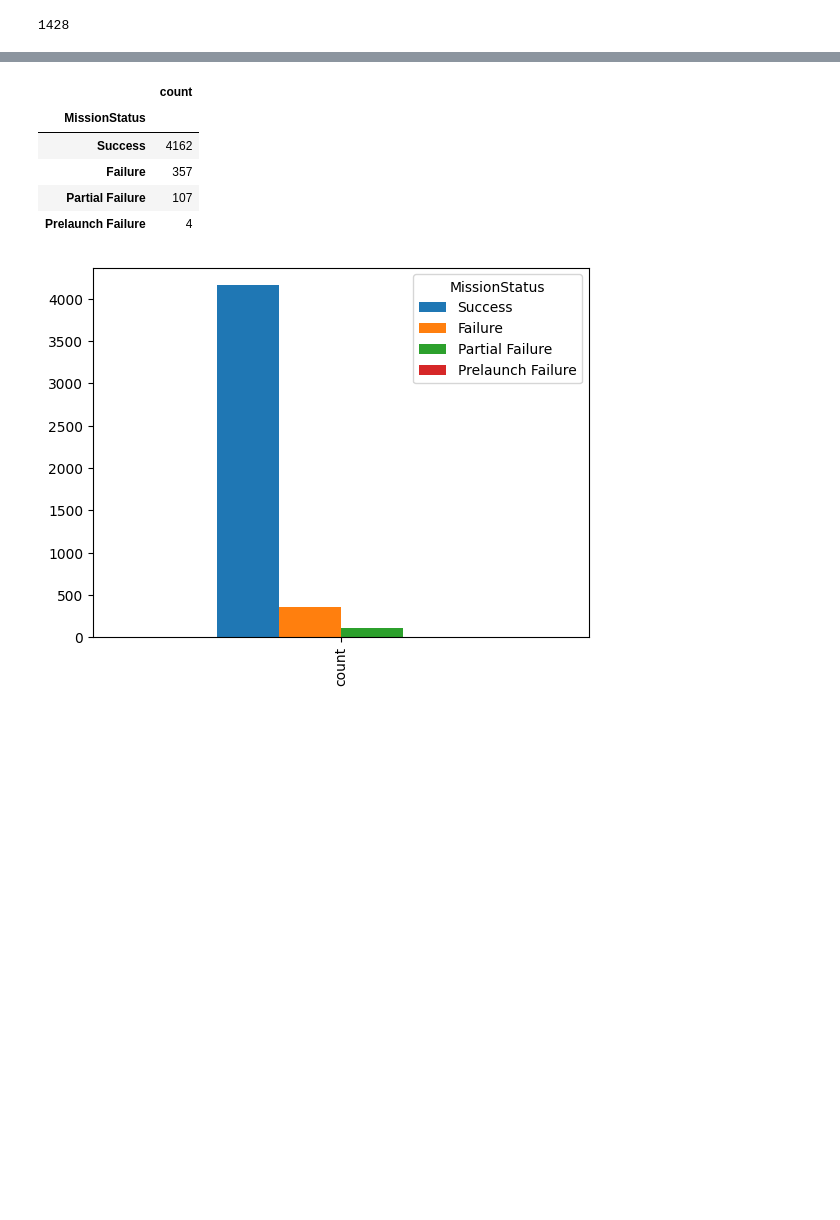
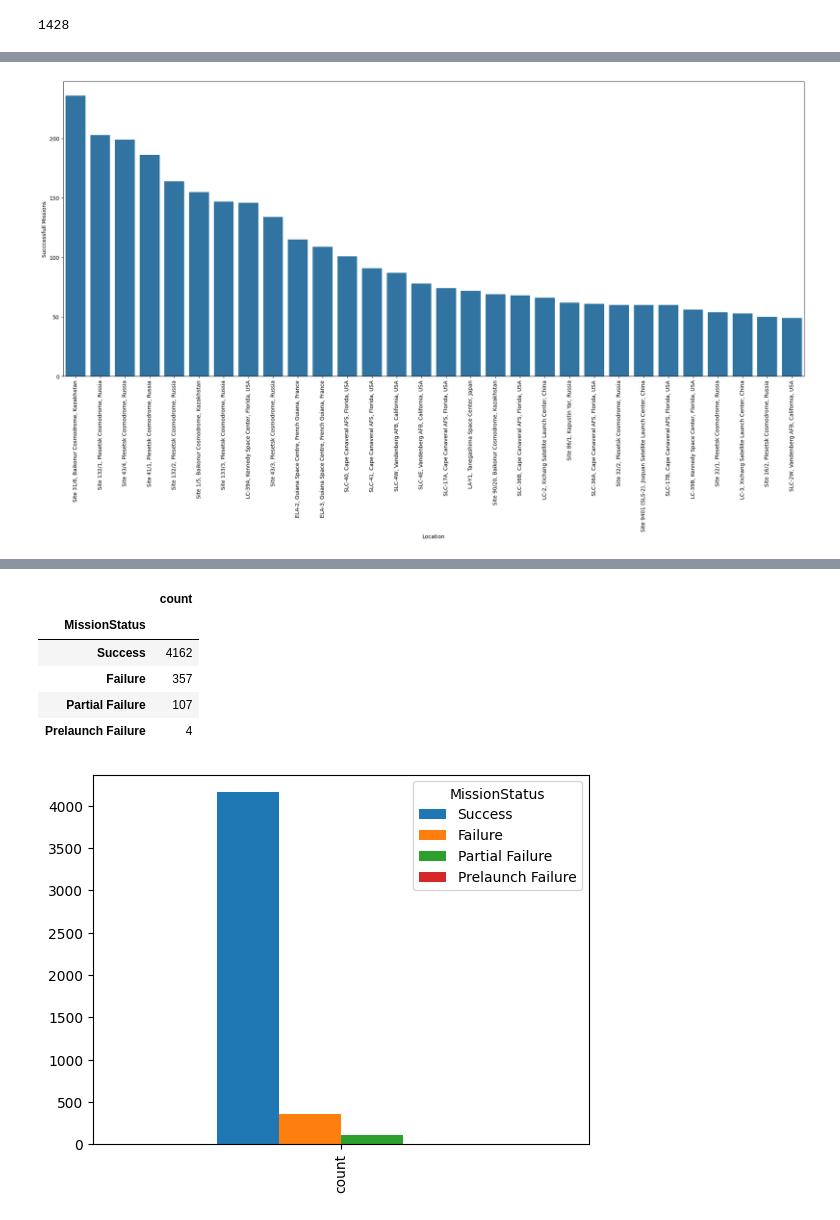
Before and after one commit to Madanmistry999/SpaceMissions_Data_Analysis, a Jupyter notebook: Spacedata_Analysis.ipynb, the cells around one changed output, grey strips where cells are left out. Cells and saved outputs as stored; diff of their text form; code cells hidden in the pictures; blank space fills up the shorter version.

```diff
--- a/Spacedata_Analysis.ipynb
+++ b/Spacedata_Analysis.ipynb
@@ -476,7 +490,15 @@ successed_country=pd.DataFrame(successed_country)
+# %%
+successed_country=successed_country.groupby('Location').count()
 # %%
-successed_country.reset_index(inplace=True)
+#successed_country.reset_index(inplace=True)
+successed_country.drop(columns={'MissionYear'},inplace=True)
 # %%
 successed_country.value_counts().sum()
 # %% [output]
 1428
+# %%
+#sort in descending order
+successed_country.sort_values(by='MissionStatus',ascending=False,inplace=True)
+# %%
+successed_country.rename(columns={'MissionStatus':'Succcessfull Missions'},inplace=True)
 # %%
@@ -490,0 +525,7 @@ successed_country[successed_country['Location'] == 'Blue Origin Launch Site, Wes
+# %%
+plt.figure(figsize=(25,10))
+sns.barplot(data=successed_country.head(30),x='Location',y='Succcessfull Missions')
+plt.xticks(rotation=90)
+plt.show()
+# %% [output]
+[figure, added]
```
Also changed, not shown: parts of 8 cells of this notebook.
